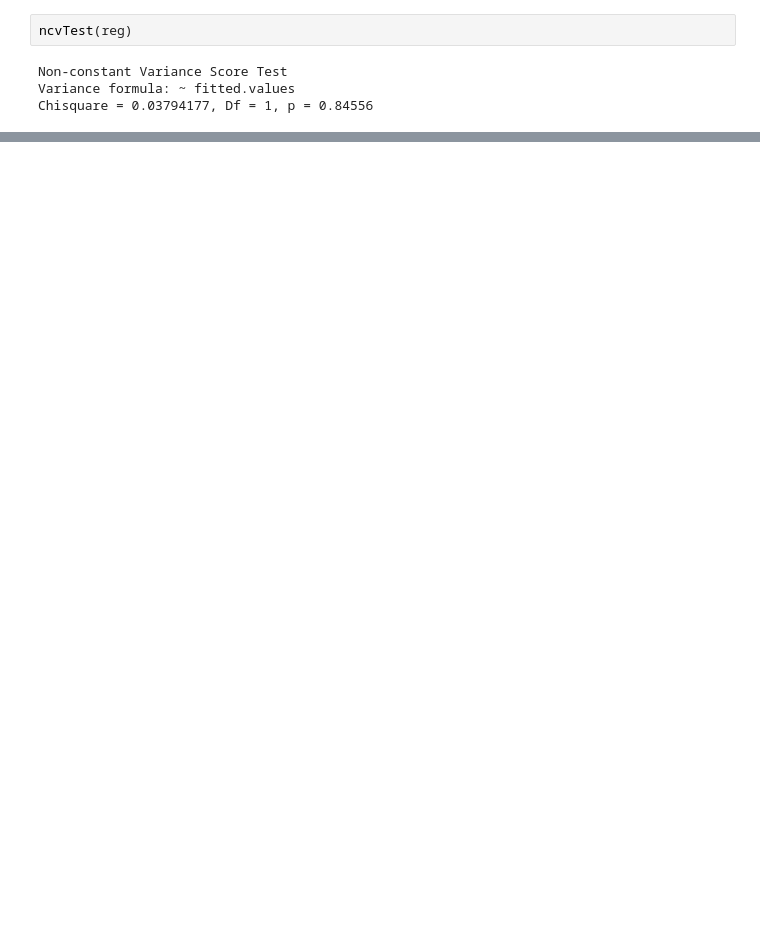
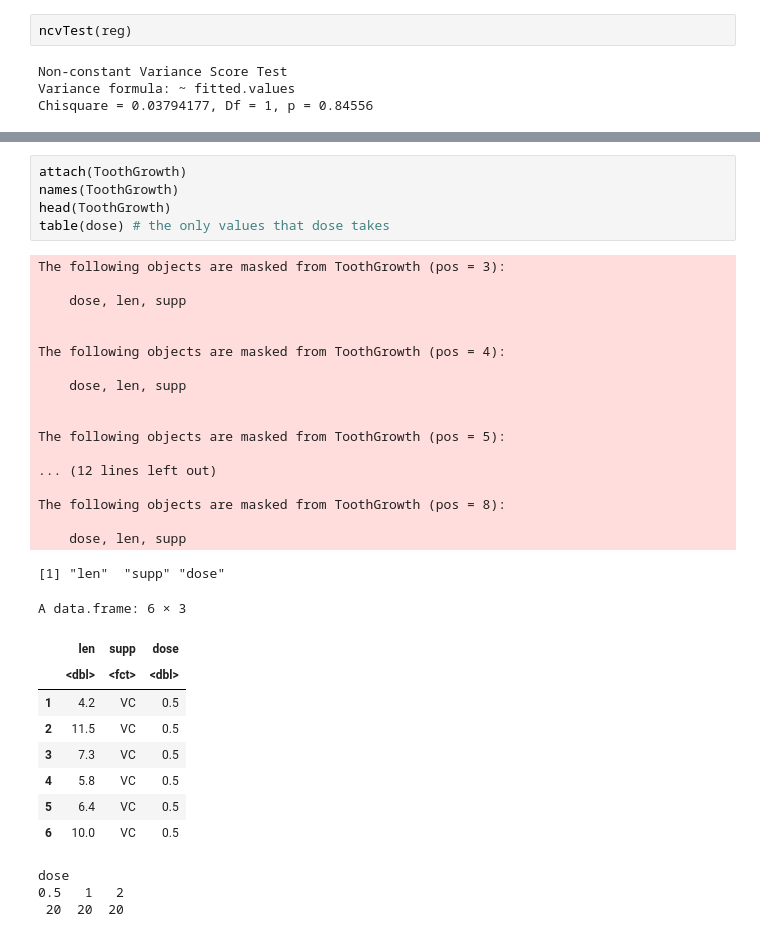
Before and after one commit to twyunting/STAT-615_Regression, a Jupyter notebook: labs/Lab 8:Week 5-6/Lab 8.ipynb, the cells around one changed output, grey strips where cells are left out. Cells and saved outputs as stored; diff of their text form; blank space fills up the shorter version.

```diff
--- a/labs/Lab 8:Week 5-6/Lab 8.ipynb
+++ b/labs/Lab 8:Week 5-6/Lab 8.ipynb
@@ -170,0 +252,36 @@ Chisquare = 0.03794177, Df = 1, p = 0.84556
+# %%
+attach(ToothGrowth)
+names(ToothGrowth)
+head(ToothGrowth)
+table(dose) # the only values that dose takes
+# %% [output]
+The following objects are masked from ToothGrowth (pos = 3):
+
+    dose, len, supp
+
+
+The following objects are masked from ToothGrowth (pos = 4):
+
+    dose, len, supp
+
+
+The following objects are masked from ToothGrowth (pos = 5):
+
+... (12 lines left out)
+
+The following objects are masked from ToothGrowth (pos = 8):
+
+    dose, len, supp
+[1] "len"  "supp" "dose"
+A data.frame: 6 × 3
+|  | len | supp | dose |
+|  | <dbl> | <fct> | <dbl> |
+| 1 | 4.2 | VC | 0.5 |
+| 2 | 11.5 | VC | 0.5 |
+| 3 | 7.3 | VC | 0.5 |
+| 4 | 5.8 | VC | 0.5 |
+| 5 | 6.4 | VC | 0.5 |
+| 6 | 10.0 | VC | 0.5 |
+dose
+0.5   1   2
+ 20  20  20
```
Also changed, not shown: parts of 18 cells of this notebook, 6 other files.
